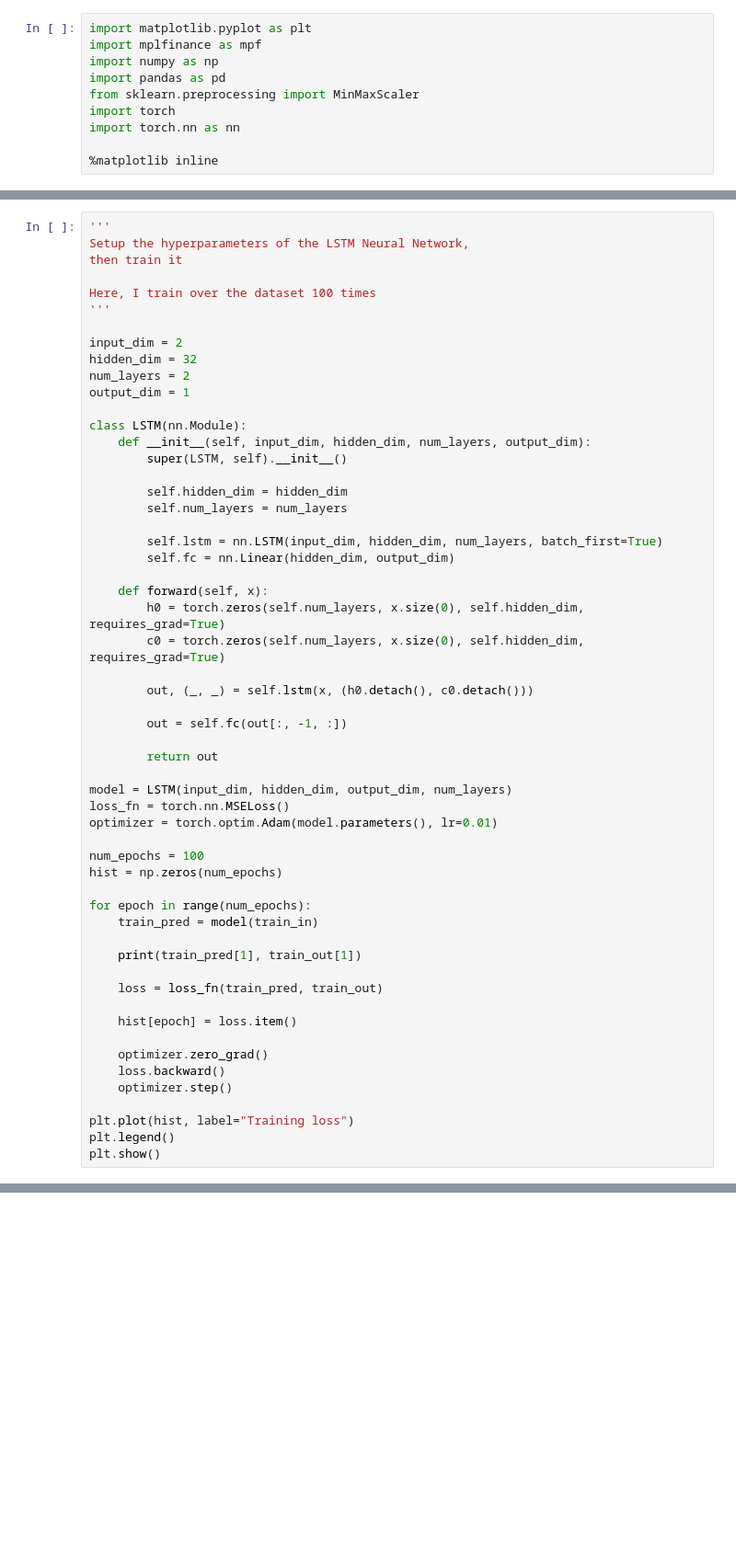
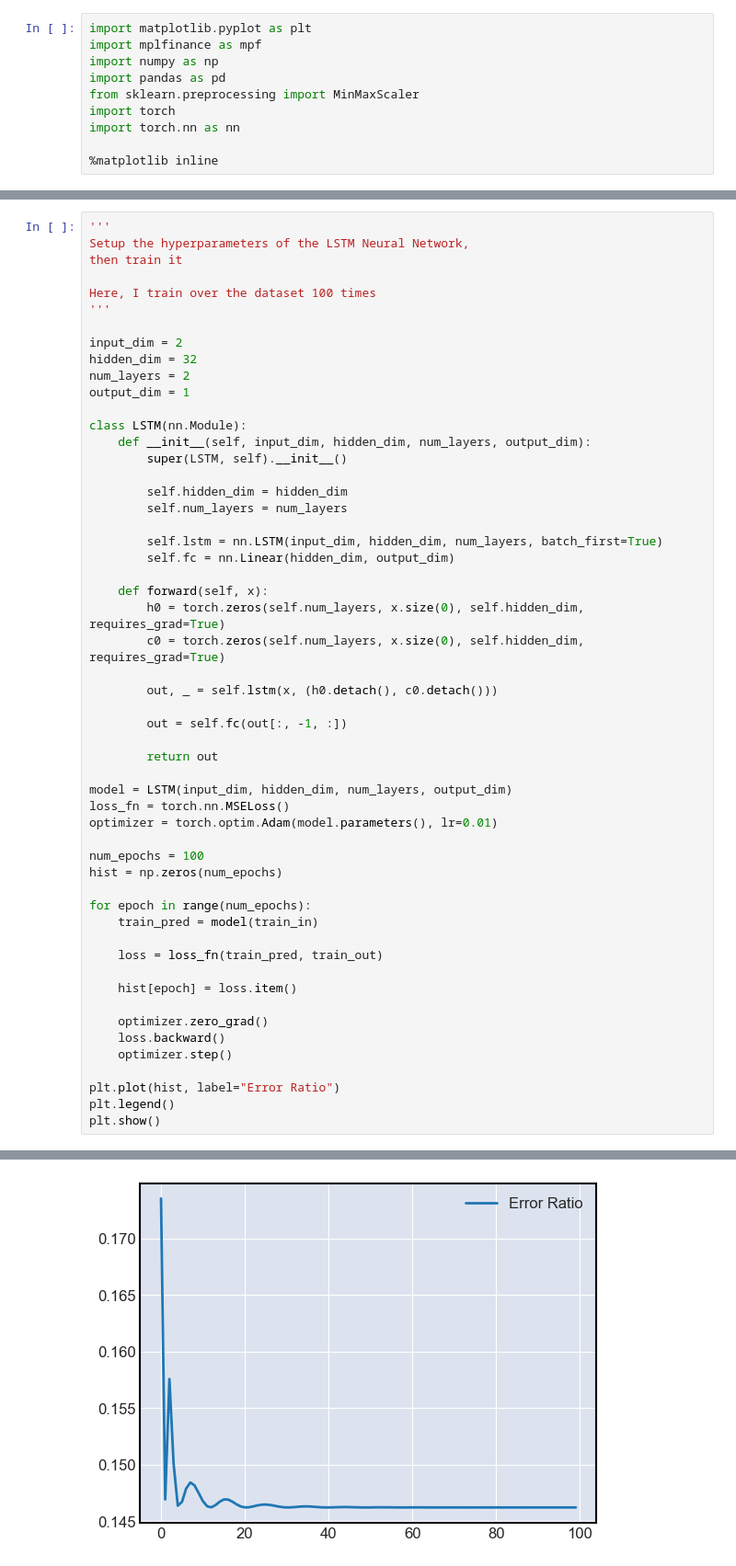
Before and after one commit to AnsorK/SPY-Predictor, a Jupyter notebook: model.ipynb, the cells around one changed output, grey strips where cells are left out. Shown: that part at 92% size. Drawn from its saved outputs; the diff is of its cells as text; blank space fills up the shorter version.

Commit message:
Trained the LSTM NN and added testing data to predict on

```diff
--- a/model.ipynb
+++ b/model.ipynb
@@ -85,13 +95,13 @@ class LSTM(nn.Module):
         h0 = torch.zeros(self.num_layers, x.size(0), self.hidden_dim, requires_grad=True)
         c0 = torch.zeros(self.num_layers, x.size(0), self.hidden_dim, requires_grad=True)
 
-        out, (_, _) = self.lstm(x, (h0.detach(), c0.detach()))
+        out, _ = self.lstm(x, (h0.detach(), c0.detach()))
 
         out = self.fc(out[:, -1, :])
 
         return out
 
-model = LSTM(input_dim, hidden_dim, output_dim, num_layers)
+model = LSTM(input_dim, hidden_dim, num_layers, output_dim)
 loss_fn = torch.nn.MSELoss()
 optimizer = torch.optim.Adam(model.parameters(), lr=0.01)
 
@@ -101,8 +111,6 @@ hist = np.zeros(num_epochs)
 for epoch in range(num_epochs):
     train_pred = model(train_in)
 
-    print(train_pred[1], train_out[1])
-
     loss = loss_fn(train_pred, train_out)
 
     hist[epoch] = loss.item()
@@ -111,7 +119,7 @@ for epoch in range(num_epochs):
     loss.backward()
     optimizer.step()
 
-plt.plot(hist, label="Training loss")
+plt.plot(hist, label="Error Ratio")
 plt.legend()
 plt.show()
 # %% [output]
@@ -119,0 +126 @@ RuntimeError: The size of tensor a (2) must match the size of tensor b (250) at
+[figure, added]
```
Also changed, not shown: parts of 3 cells of this notebook, 3 other files.
